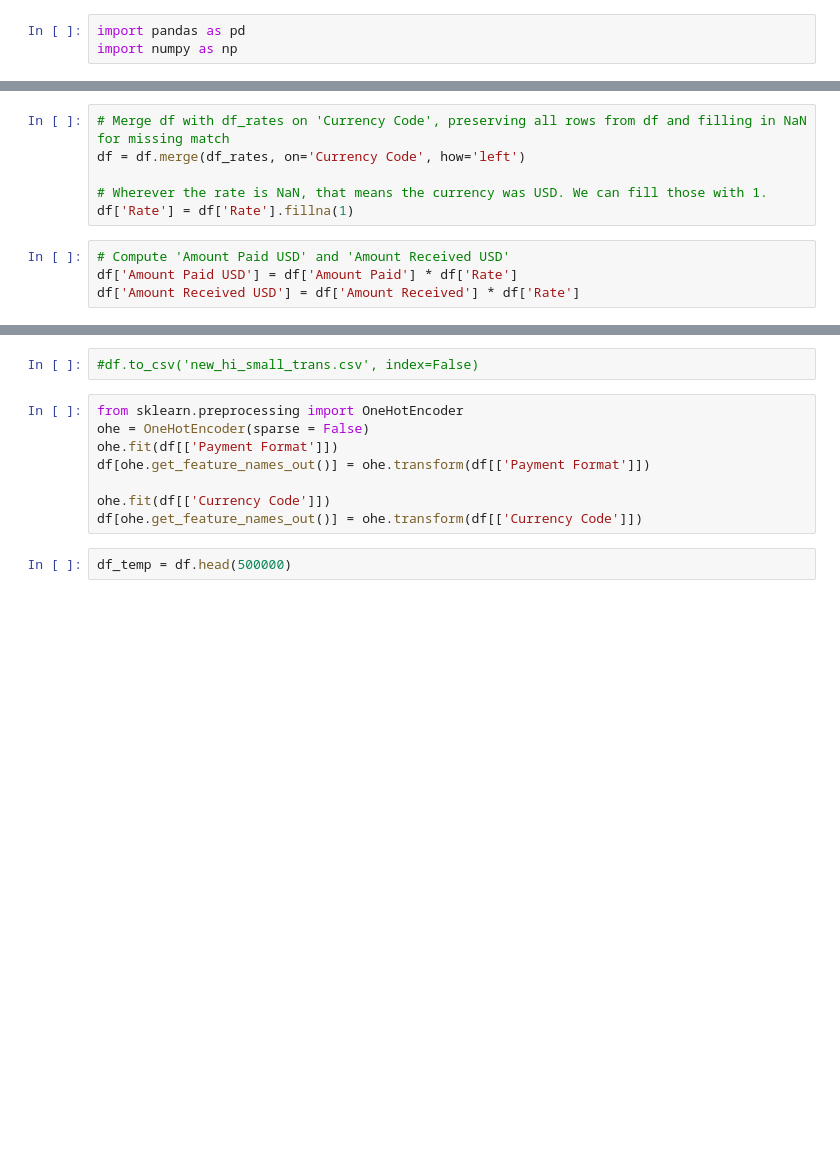
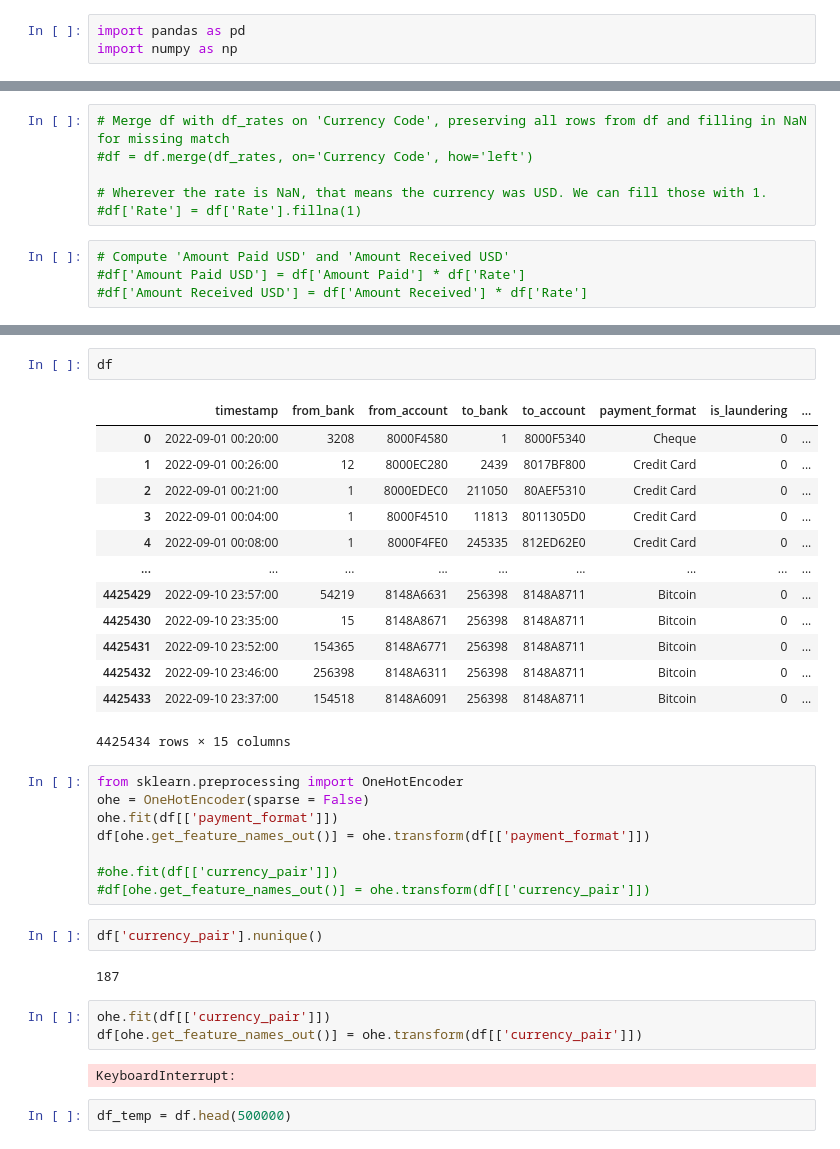
Before and after one commit to Malvinrud/aml_detector, a Jupyter notebook: notebooks/Malte_GNN_Model.ipynb, the cells around one changed output, grey strips where cells are left out. Drawn from its saved outputs; the diff is of its cells as text; blank space fills up the shorter version.

```diff
--- a/notebooks/Malte_GNN_Model.ipynb
+++ b/notebooks/Malte_GNN_Model.ipynb
@@ -186,10 +215,10 @@ print(df_rates)
 # %%
 # Merge df with df_rates on 'Currency Code', preserving all rows from df and filling in NaN for missing match
-df = df.merge(df_rates, on='Currency Code', how='left')
+#df = df.merge(df_rates, on='Currency Code', how='left')
 
 # Wherever the rate is NaN, that means the currency was USD. We can fill those with 1.
-df['Rate'] = df['Rate'].fillna(1)
+#df['Rate'] = df['Rate'].fillna(1)
 # %%
 # Compute 'Amount Paid USD' and 'Amount Received USD'
-df['Amount Paid USD'] = df['Amount Paid'] * df['Rate']
-df['Amount Received USD'] = df['Amount Received'] * df['Rate']
+#df['Amount Paid USD'] = df['Amount Paid'] * df['Rate']
+#df['Amount Received USD'] = df['Amount Received'] * df['Rate']
@@ -205,13 +225,36 @@ df.head()
-# %%
-#df.to_csv('new_hi_small_trans.csv', index=False)
+# %%
+df
+# %% [output]
+|  | timestamp | from_bank | from_account | to_bank | to_account | payment_format | is_laundering | ... |
+| 0 | 2022-09-01 00:20:00 | 3208 | 8000F4580 | 1 | 8000F5340 | Cheque | 0 | ... |
+| 1 | 2022-09-01 00:26:00 | 12 | 8000EC280 | 2439 | 8017BF800 | Credit Card | 0 | ... |
+| 2 | 2022-09-01 00:21:00 | 1 | 8000EDEC0 | 211050 | 80AEF5310 | Credit Card | 0 | ... |
+| 3 | 2022-09-01 00:04:00 | 1 | 8000F4510 | 11813 | 8011305D0 | Credit Card | 0 | ... |
+| 4 | 2022-09-01 00:08:00 | 1 | 8000F4FE0 | 245335 | 812ED62E0 | Credit Card | 0 | ... |
+| ... | ... | ... | ... | ... | ... | ... | ... | ... |
+| 4425429 | 2022-09-10 23:57:00 | 54219 | 8148A6631 | 256398 | 8148A8711 | Bitcoin | 0 | ... |
+| 4425430 | 2022-09-10 23:35:00 | 15 | 8148A8671 | 256398 | 8148A8711 | Bitcoin | 0 | ... |
+| 4425431 | 2022-09-10 23:52:00 | 154365 | 8148A6771 | 256398 | 8148A8711 | Bitcoin | 0 | ... |
+| 4425432 | 2022-09-10 23:46:00 | 256398 | 8148A6311 | 256398 | 8148A8711 | Bitcoin | 0 | ... |
+| 4425433 | 2022-09-10 23:37:00 | 154518 | 8148A6091 | 256398 | 8148A8711 | Bitcoin | 0 | ... |
+4425434 rows × 15 columns
 # %%
 from sklearn.preprocessing import OneHotEncoder
 ohe = OneHotEncoder(sparse = False)
-ohe.fit(df[['Payment Format']])
-df[ohe.get_feature_names_out()] = ohe.transform(df[['Payment Format']])
+ohe.fit(df[['payment_format']])
+df[ohe.get_feature_names_out()] = ohe.transform(df[['payment_format']])
 
-ohe.fit(df[['Currency Code']])
-df[ohe.get_feature_names_out()] = ohe.transform(df[['Currency Code']])
+#ohe.fit(df[['currency_pair']])
+#df[ohe.get_feature_names_out()] = ohe.transform(df[['currency_pair']])
+# %%
+df['currency_pair'].nunique()
+# %% [output]
+187
+# %%
+ohe.fit(df[['currency_pair']])
+df[ohe.get_feature_names_out()] = ohe.transform(df[['currency_pair']])
+# %% [output]
+KeyboardInterrupt:
 # %%
 df_temp = df.head(500000)
 # %%
```
Also changed, not shown: parts of 14 cells of this notebook, 3 other files.
